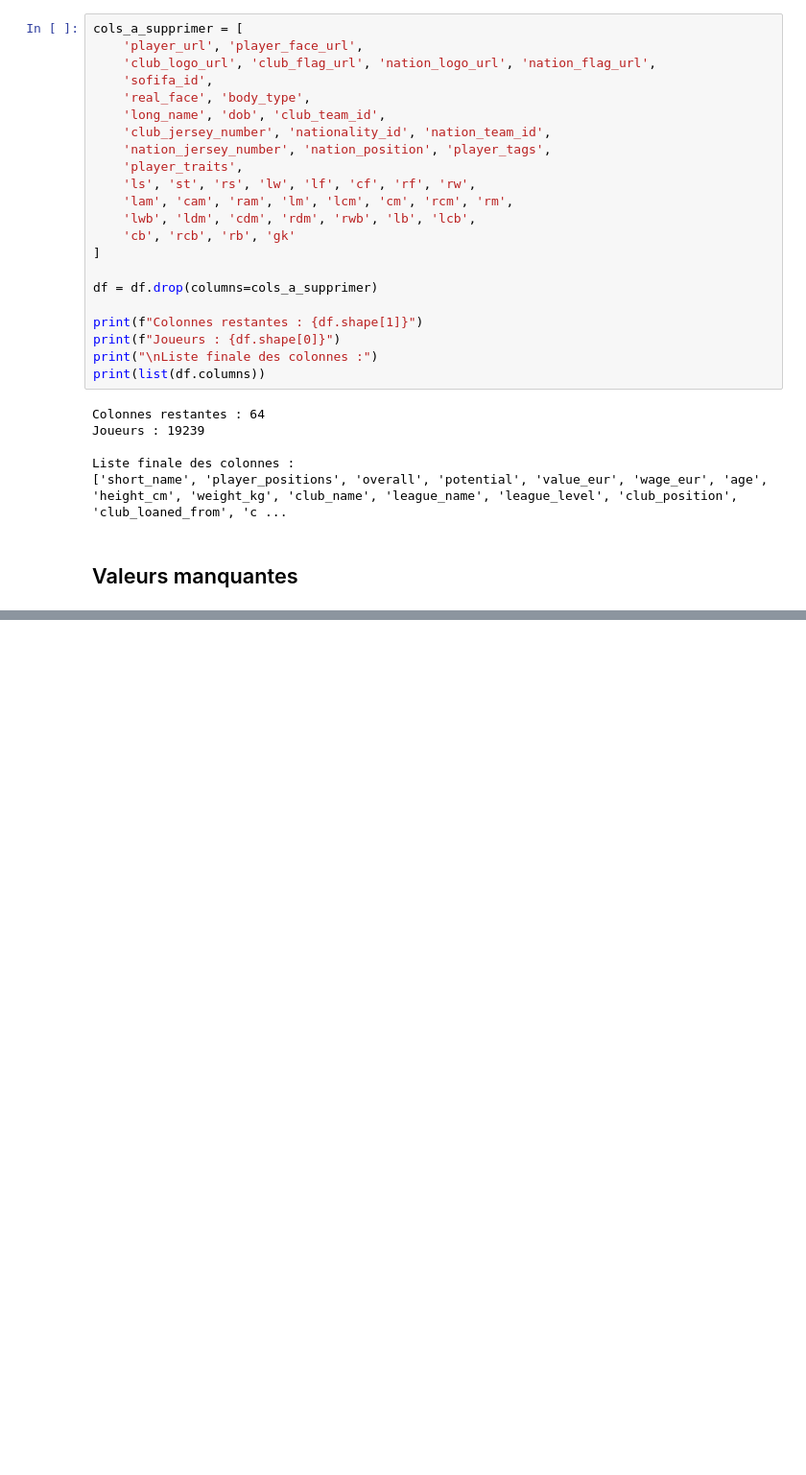
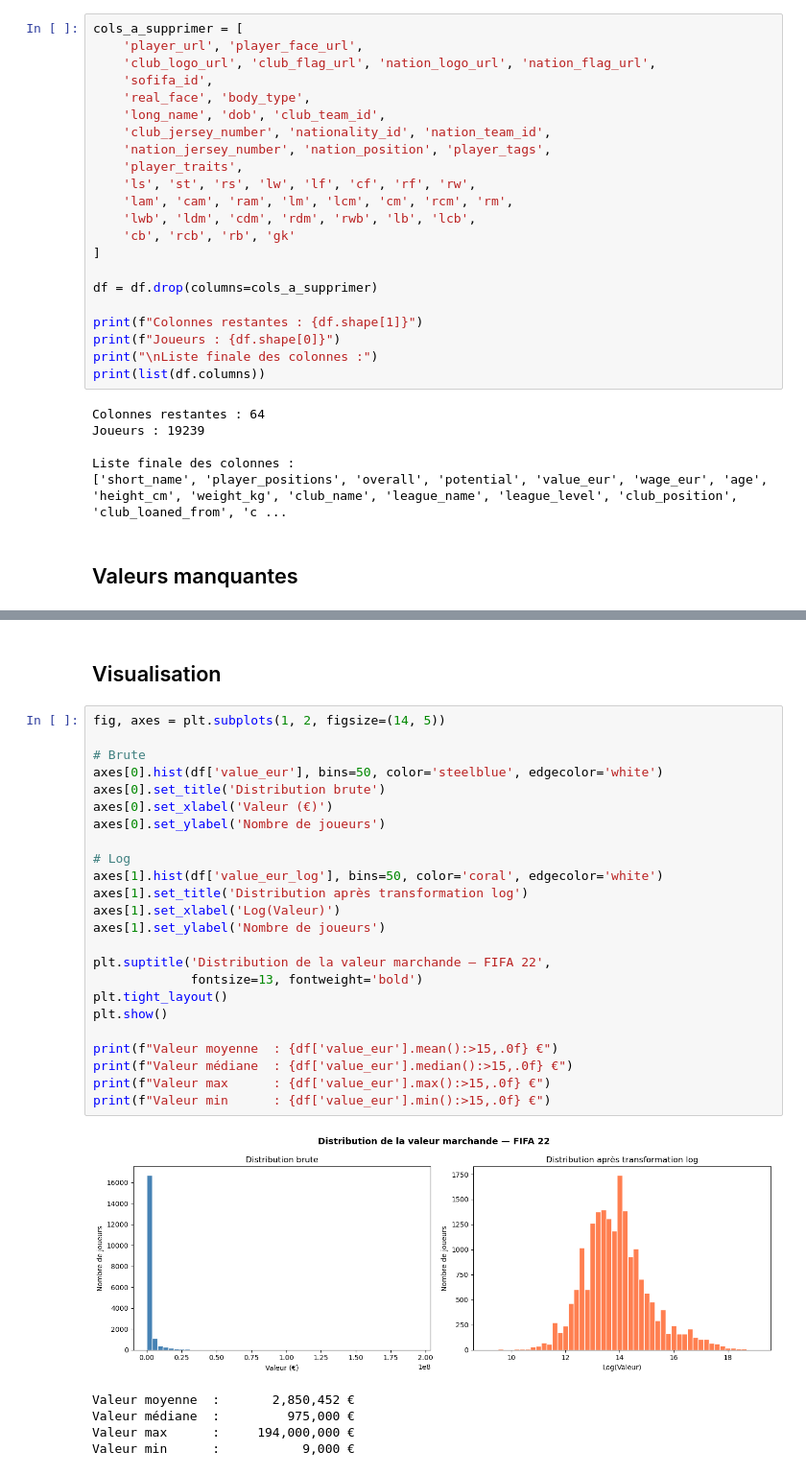
Before and after one commit to emiliehhd/Project_DataScience, a Jupyter notebook: project.ipynb, the cells around one changed output, grey strips where cells are left out. Shown at 96% size. Saved outputs shown, nothing was run; the diff lists cells and outputs as text; blank space fills up the shorter version.

```diff
--- a/project.ipynb
+++ b/project.ipynb
@@ -143,0 +331,32 @@ Les 61 joueurs manquants sur club_name, league_name, league_level, club_position
+# %% [markdown]
+## Visualisation
+# %%
+fig, axes = plt.subplots(1, 2, figsize=(14, 5))
+
+# Brute
+axes[0].hist(df['value_eur'], bins=50, color='steelblue', edgecolor='white')
+axes[0].set_title('Distribution brute')
+axes[0].set_xlabel('Valeur (€)')
+axes[0].set_ylabel('Nombre de joueurs')
+
+# Log
+axes[1].hist(df['value_eur_log'], bins=50, color='coral', edgecolor='white')
+axes[1].set_title('Distribution après transformation log')
+axes[1].set_xlabel('Log(Valeur)')
+axes[1].set_ylabel('Nombre de joueurs')
+
+plt.suptitle('Distribution de la valeur marchande — FIFA 22',
+             fontsize=13, fontweight='bold')
+plt.tight_layout()
+plt.show()
+
+print(f"Valeur moyenne  : {df['value_eur'].mean():>15,.0f} €")
+print(f"Valeur médiane  : {df['value_eur'].median():>15,.0f} €")
+print(f"Valeur max      : {df['value_eur'].max():>15,.0f} €")
+print(f"Valeur min      : {df['value_eur'].min():>15,.0f} €")
+# %% [output]
+[figure, added]
+Valeur moyenne  :       2,850,452 €
+Valeur médiane  :         975,000 €
+Valeur max      :     194,000,000 €
+Valeur min      :           9,000 €
```
Also changed, not shown: parts of 37 cells of this notebook.
